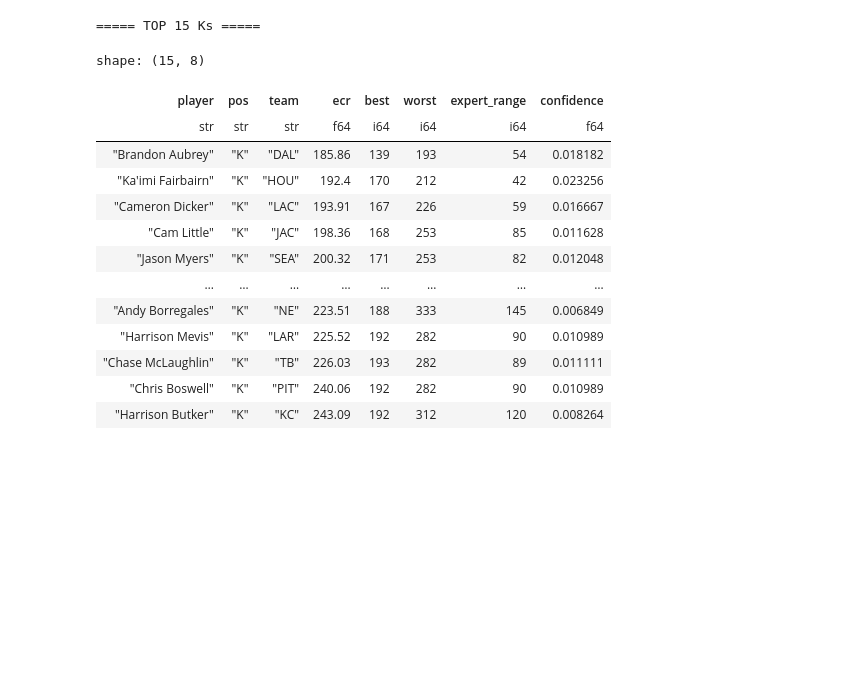
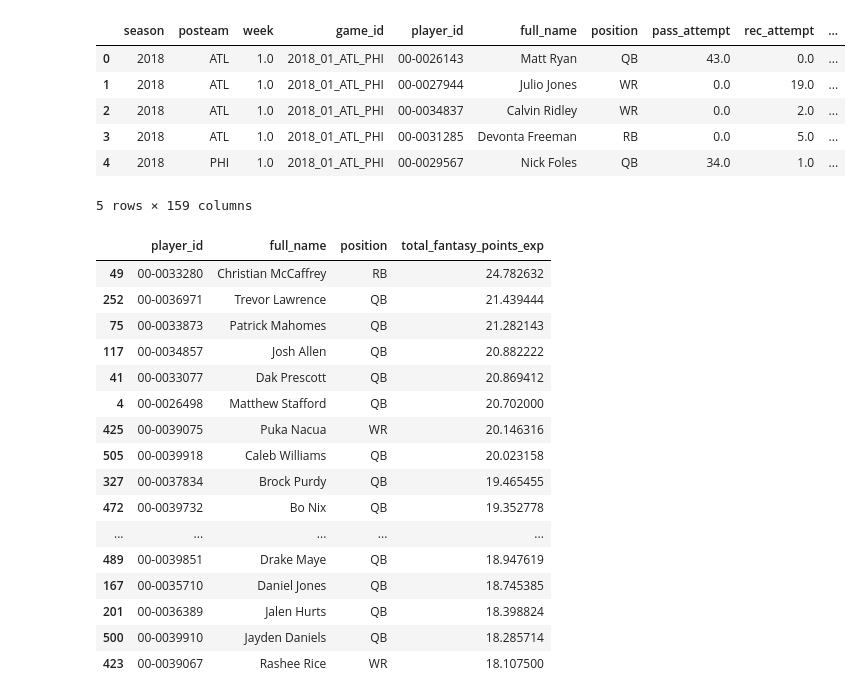
Before and after one commit to EthanJohn28/Fantasy-Football-League-Predictor, a Jupyter notebook: analysis.ipynb, the cells around one changed output. Saved outputs shown, nothing was run; the diff lists cells and outputs as text; code cells hidden in the pictures; blank space fills up the shorter version.

```diff
--- a/analysis.ipynb
+++ b/analysis.ipynb
@@ -302,18 +1,18 @@ shape: (15, 8)
-# %%
-show_position("K")
-# %% [output]
-===== TOP 15 Ks =====
-shape: (15, 8)
-| player | pos | team | ecr | best | worst | expert_range | confidence |
-| str | str | str | f64 | i64 | i64 | i64 | f64 |
-| "Brandon Aubrey" | "K" | "DAL" | 185.86 | 139 | 193 | 54 | 0.018182 |
-| "Ka'imi Fairbairn" | "K" | "HOU" | 192.4 | 170 | 212 | 42 | 0.023256 |
-| "Cameron Dicker" | "K" | "LAC" | 193.91 | 167 | 226 | 59 | 0.016667 |
-| "Cam Little" | "K" | "JAC" | 198.36 | 168 | 253 | 85 | 0.011628 |
-| "Jason Myers" | "K" | "SEA" | 200.32 | 171 | 253 | 82 | 0.012048 |
-| … | … | … | … | … | … | … | … |
-| "Andy Borregales" | "K" | "NE" | 223.51 | 188 | 333 | 145 | 0.006849 |
-| "Harrison Mevis" | "K" | "LAR" | 225.52 | 192 | 282 | 90 | 0.010989 |
-| "Chase McLaughlin" | "K" | "TB" | 226.03 | 193 | 282 | 89 | 0.011111 |
-| "Chris Boswell" | "K" | "PIT" | 240.06 | 192 | 282 | 90 | 0.010989 |
-| "Harrison Butker" | "K" | "KC" | 243.09 | 192 | 312 | 120 | 0.008264 |
+# %%
+import nflreadpy as nfl
+import pandas as pd
+import matplotlib.pyplot as plt
+
+ff_opp = nfl.load_ff_opportunity(
+    seasons=range(2018, 2026)
+).to_pandas()
+
+ff_opp.head()
+# %% [output]
+|  | season | posteam | week | game_id | player_id | full_name | position | pass_attempt | rec_attempt | ... |
+| 0 | 2018 | ATL | 1.0 | 2018_01_ATL_PHI | 00-0026143 | Matt Ryan | QB | 43.0 | 0.0 | ... |
+| 1 | 2018 | ATL | 1.0 | 2018_01_ATL_PHI | 00-0027944 | Julio Jones | WR | 0.0 | 19.0 | ... |
+| 2 | 2018 | ATL | 1.0 | 2018_01_ATL_PHI | 00-0034837 | Calvin Ridley | WR | 0.0 | 2.0 | ... |
+| 3 | 2018 | ATL | 1.0 | 2018_01_ATL_PHI | 00-0031285 | Devonta Freeman | RB | 0.0 | 5.0 | ... |
+| 4 | 2018 | PHI | 1.0 | 2018_01_ATL_PHI | 00-0029567 | Nick Foles | QB | 34.0 | 1.0 | ... |
+5 rows × 159 columns
@@ -319,0 +22,31 @@ shape: (15, 8)
+# %%
+current = ff_opp[ff_opp["season"] == 2025]
+
+player_rankings = (
+    current
+    .groupby(["player_id", "full_name", "position"])
+    ["total_fantasy_points_exp"]
+    .mean()
+    .reset_index()
+    .sort_values("total_fantasy_points_exp", ascending=False)
+)
+
+player_rankings.head(20)
+# %% [output]
+|  | player_id | full_name | position | total_fantasy_points_exp |
+| 49 | 00-0033280 | Christian McCaffrey | RB | 24.782632 |
+| 252 | 00-0036971 | Trevor Lawrence | QB | 21.439444 |
+| 75 | 00-0033873 | Patrick Mahomes | QB | 21.282143 |
+| 117 | 00-0034857 | Josh Allen | QB | 20.882222 |
+| 41 | 00-0033077 | Dak Prescott | QB | 20.869412 |
+| 4 | 00-0026498 | Matthew Stafford | QB | 20.702000 |
+| 425 | 00-0039075 | Puka Nacua | WR | 20.146316 |
+| 505 | 00-0039918 | Caleb Williams | QB | 20.023158 |
+| 327 | 00-0037834 | Brock Purdy | QB | 19.465455 |
+| 472 | 00-0039732 | Bo Nix | QB | 19.352778 |
+| ... | ... | ... | ... | ... |
+| 489 | 00-0039851 | Drake Maye | QB | 18.947619 |
+| 167 | 00-0035710 | Daniel Jones | QB | 18.745385 |
+| 201 | 00-0036389 | Jalen Hurts | QB | 18.398824 |
+| 500 | 00-0039910 | Jayden Daniels | QB | 18.285714 |
+| 423 | 00-0039067 | Rashee Rice | WR | 18.107500 |
```
Also changed, not shown: parts of 29 cells of this notebook, 2 other files.
